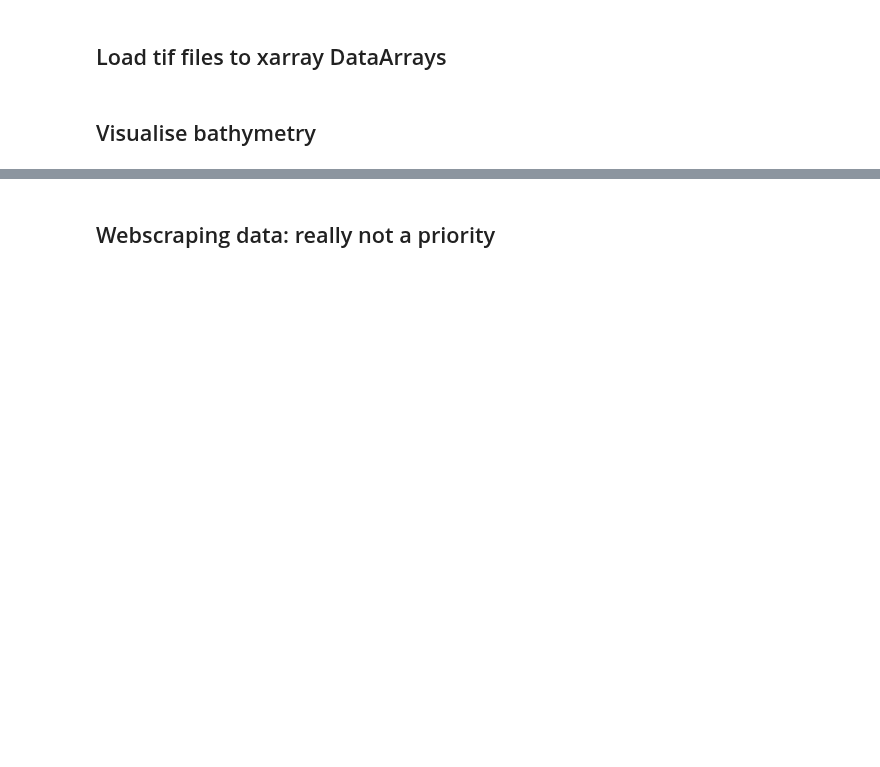
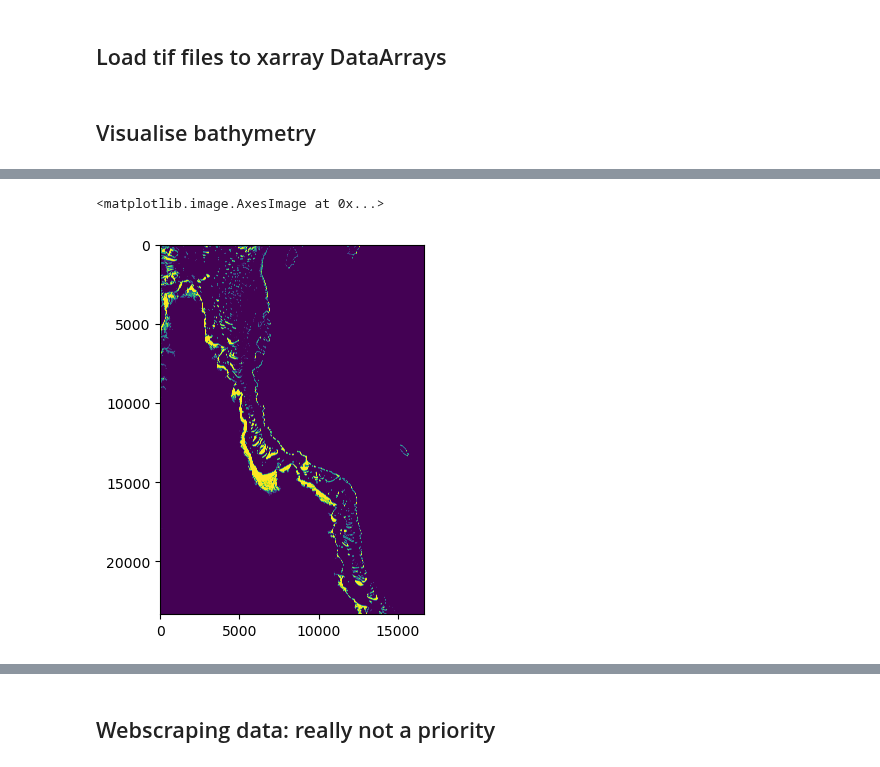
Before and after one commit to orlando-code/coralshift, a Jupyter notebook: notebooks/bathymetry.ipynb, the cells around one changed output, grey strips where cells are left out. Cells and saved outputs as stored; diff of their text form; code cells hidden in the pictures; blank space fills up the shorter version.

```diff
--- a/notebooks/bathymetry.ipynb
+++ b/notebooks/bathymetry.ipynb
@@ -301,4 +347,4 @@ def return_distance_closest_to_value(
 plt.imshow(gbr_a_data)
 plt.show()
 # %%
-binary = np.isclose(data_array[0], 0, atol=0.5)
+binary = np.isclose(gbr_a, 0, atol=10)
@@ -307,3 +361,10 @@ sum(sum(binary))
+# %%
+np.shape(binary[0,:,:])
+plt.imshow(binary[0,:,:])
+# plt.plot(binary[0,:,:])
+# %% [output]
+<matplotlib.image.AxesImage at 0x...>
+[figure, added]
 # %%
 from scipy.ndimage import binary_dilation
 
```
Also changed, not shown: parts of 34 cells of this notebook.
